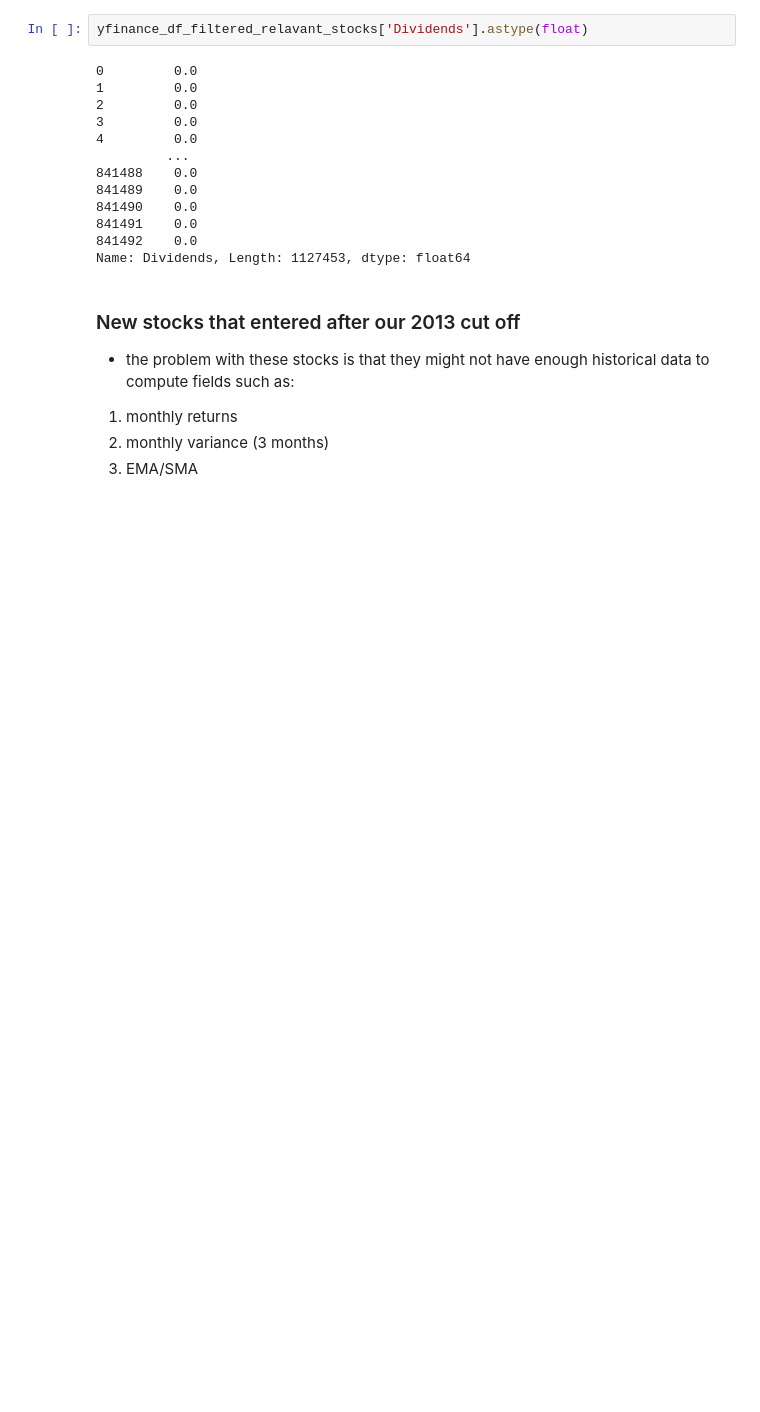
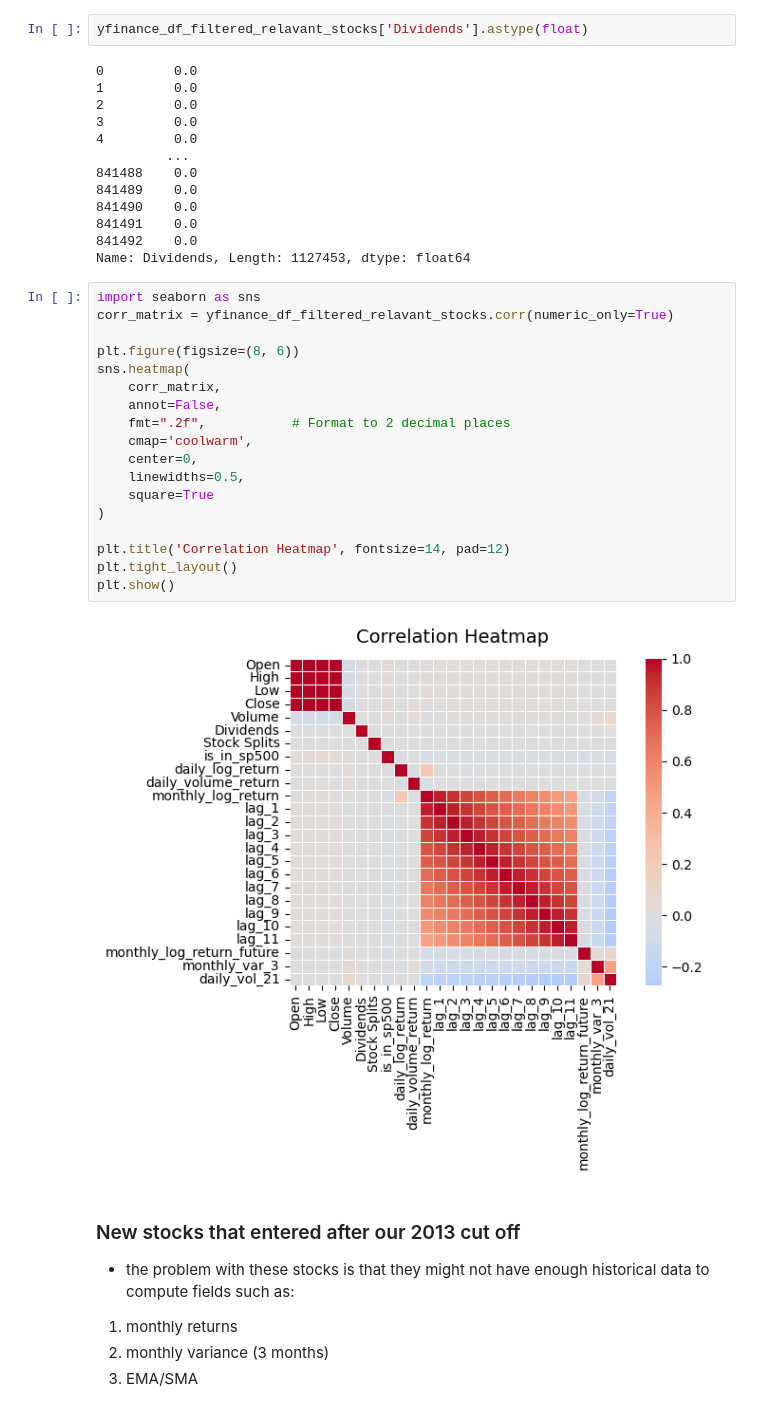
Before and after one commit to gotoshleep/DSE4212-Portfolio-Optimiser, a Jupyter notebook: Data prep and EDA/data_cleaning.ipynb, the cells around one changed output. Cells and saved outputs as stored; diff of their text form; blank space fills up the shorter version.

Commit message:
Updated notebook with correlation heatmap

```diff
--- a/Data prep and EDA/data_cleaning.ipynb
+++ b/Data prep and EDA/data_cleaning.ipynb
@@ -477,6 +477,26 @@ yfinance_df_filtered_relavant_stocks['Dividends'].astype(float)
 841491    0.0
 841492    0.0
 Name: Dividends, Length: 1127453, dtype: float64
+# %%
+import seaborn as sns
+corr_matrix = yfinance_df_filtered_relavant_stocks.corr(numeric_only=True)
+
+plt.figure(figsize=(8, 6))
+sns.heatmap(
+    corr_matrix,
+    annot=False,
+    fmt=".2f",           # Format to 2 decimal places
+    cmap='coolwarm',
+    center=0,
+    linewidths=0.5,
+    square=True
+)
+
+plt.title('Correlation Heatmap', fontsize=14, pad=12)
+plt.tight_layout()
+plt.show()
+# %% [output]
+[figure, added]
 # %% [markdown]
 ### New stocks that entered after our 2013 cut off
 - the problem with these stocks is that they might not have enough historical data to compute fields such as:
```
Also changed, not shown: parts of 18 cells of this notebook.
